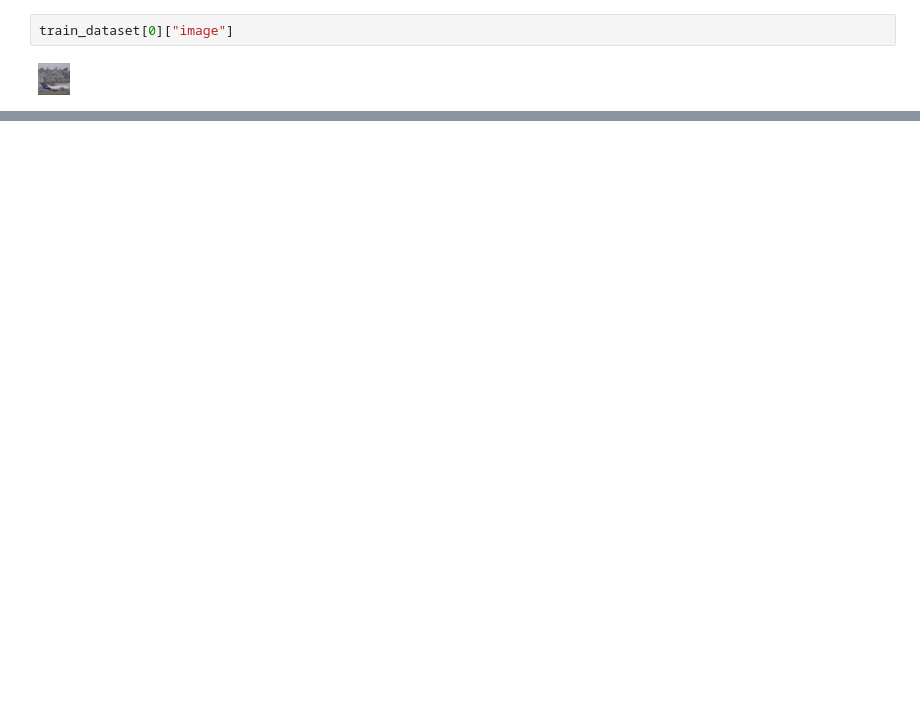
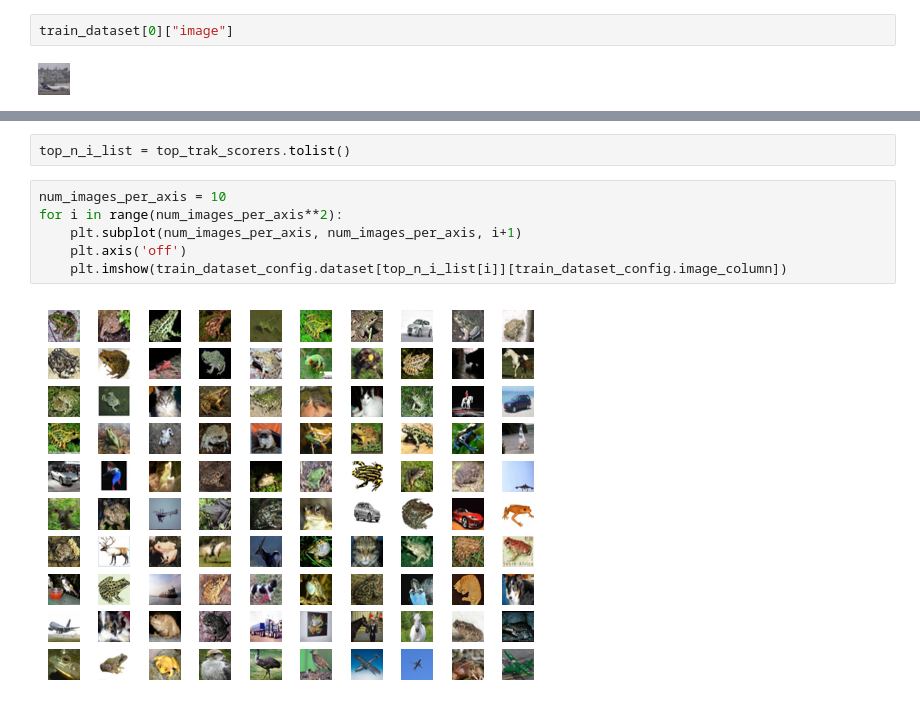
Before and after one commit to Naterjack/Data-Attribution-for-Stable-Diffusion, a Jupyter notebook: SD1_TRAK_Attribution.ipynb, the cells around one changed output, grey strips where cells are left out. Drawn from its saved outputs; the diff is of its cells as text; blank space fills up the shorter version.

```diff
--- a/SD1_TRAK_Attribution.ipynb
+++ b/SD1_TRAK_Attribution.ipynb
@@ -267,0 +219,10 @@ scores[:,0].min()
+# %%
+top_n_i_list = top_trak_scorers.tolist()
+# %%
+num_images_per_axis = 10
+for i in range(num_images_per_axis**2):
+    plt.subplot(num_images_per_axis, num_images_per_axis, i+1)
+    plt.axis('off')
+    plt.imshow(train_dataset_config.dataset[top_n_i_list[i]][train_dataset_config.image_column])
+# %% [output]
+[figure, added]
```
Also changed, not shown: parts of 16 cells of this notebook, 4 other files.
